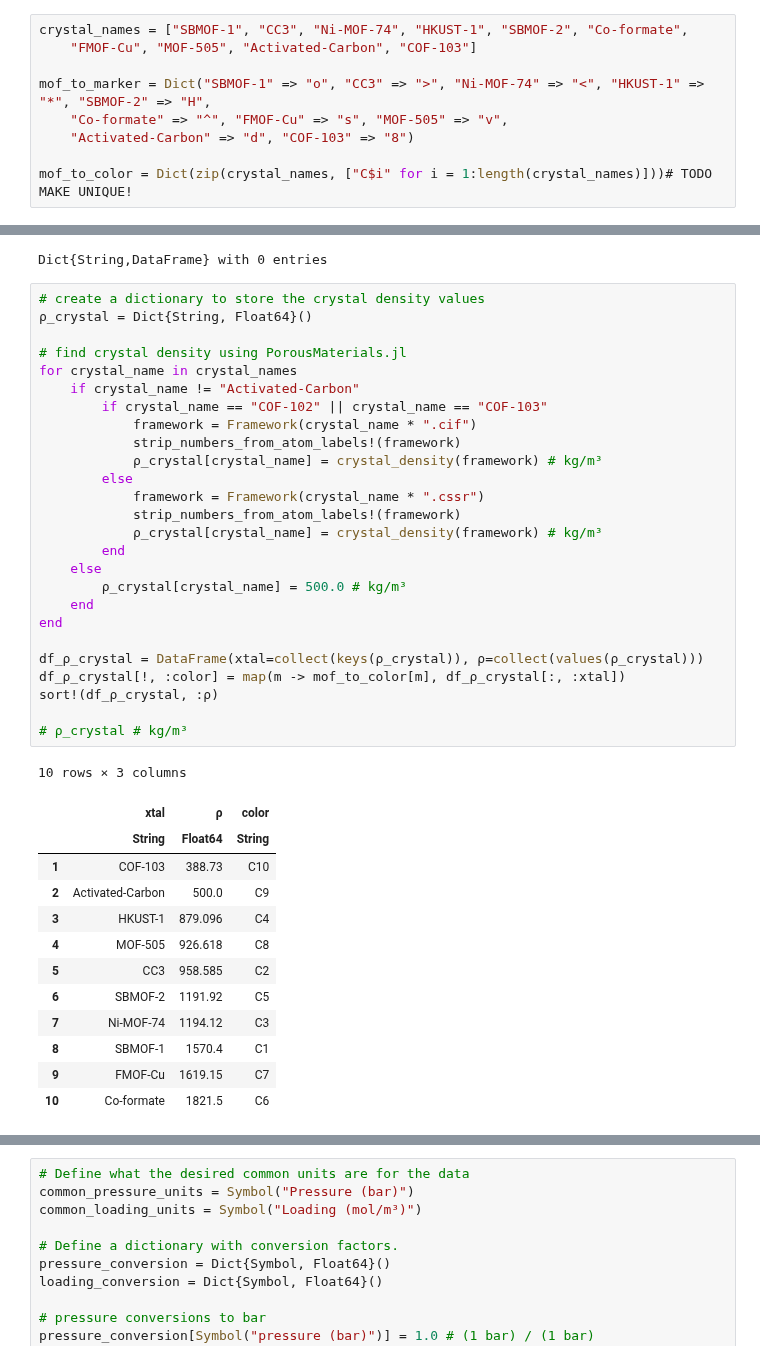
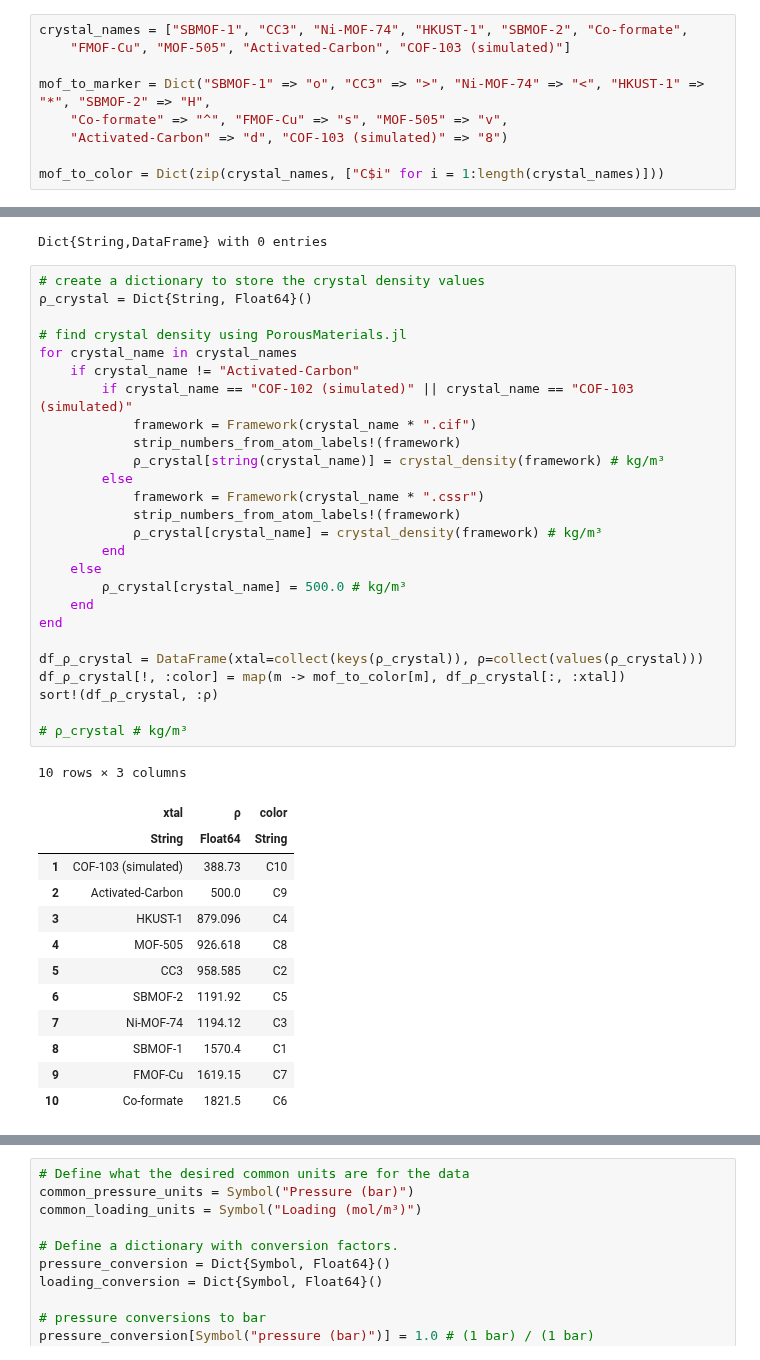
Before and after one commit to SimonEnsemble/PropellantStorage, a Jupyter notebook: MOF_Space_Plot.ipynb, the cells around one changed output, grey strips where cells are left out. Saved outputs shown, nothing was run; the diff lists cells and outputs as text.

```diff
--- a/MOF_Space_Plot.ipynb
+++ b/MOF_Space_Plot.ipynb
@@ -17,12 +17,12 @@ path_to_sim_isotherms = joinpath("data","sim_xe_isotherms")
 "data\\sim_xe_isotherms"
 # %%
 crystal_names = ["SBMOF-1", "CC3", "Ni-MOF-74", "HKUST-1", "SBMOF-2", "Co-formate",
-    "FMOF-Cu", "MOF-505", "Activated-Carbon", "COF-103"]
+    "FMOF-Cu", "MOF-505", "Activated-Carbon", "COF-103 (simulated)"]
 
 mof_to_marker = Dict("SBMOF-1" => "o", "CC3" => ">", "Ni-MOF-74" => "<", "HKUST-1" => "*", "SBMOF-2" => "H",
     "Co-formate" => "^", "FMOF-Cu" => "s", "MOF-505" => "v",
-    "Activated-Carbon" => "d", "COF-103" => "8")
+    "Activated-Carbon" => "d", "COF-103 (simulated)" => "8")
 
-mof_to_color = Dict(zip(crystal_names, ["C$i" for i = 1:length(crystal_names)]))# TODO MAKE UNIQUE!
+mof_to_color = Dict(zip(crystal_names, ["C$i" for i = 1:length(crystal_names)]))
 # %% [output]
 Dict{String,String} with 10 entries:
@@ -43,34 +43,34 @@ Dict{String,DataFrame} with 0 entries
 # %%
 # create a dictionary to store the crystal density values
 ρ_crystal = Dict{String, Float64}()
 
 # find crystal density using PorousMaterials.jl
 for crystal_name in crystal_names
     if crystal_name != "Activated-Carbon"
-        if crystal_name == "COF-102" || crystal_name == "COF-103"
+        if crystal_name == "COF-102 (simulated)" || crystal_name == "COF-103 (simulated)"
             framework = Framework(crystal_name * ".cif")
             strip_numbers_from_atom_labels!(framework)
-            ρ_crystal[crystal_name] = crystal_density(framework) # kg/m³
+            ρ_crystal[string(crystal_name)] = crystal_density(framework) # kg/m³
         else
             framework = Framework(crystal_name * ".cssr")
             strip_numbers_from_atom_labels!(framework)
             ρ_crystal[crystal_name] = crystal_density(framework) # kg/m³
         end
     else
         ρ_crystal[crystal_name] = 500.0 # kg/m³
     end
 end
 
 df_ρ_crystal = DataFrame(xtal=collect(keys(ρ_crystal)), ρ=collect(values(ρ_crystal)))
 df_ρ_crystal[!, :color] = map(m -> mof_to_color[m], df_ρ_crystal[:, :xtal])
 sort!(df_ρ_crystal, :ρ)
 
 # ρ_crystal # kg/m³
 # %% [output]
 10 rows × 3 columns
 |  | xtal | ρ | color |
 |  | String | Float64 | String |
-| 1 | COF-103 | 388.73 | C10 |
+| 1 | COF-103 (simulated) | 388.73 | C10 |
 | 2 | Activated-Carbon | 500.0 | C9 |
 | 3 | HKUST-1 | 879.096 | C4 |
 | 4 | MOF-505 | 926.618 | C8 |
```
Also changed, not shown: parts of 6 cells of this notebook, 23 other files.
